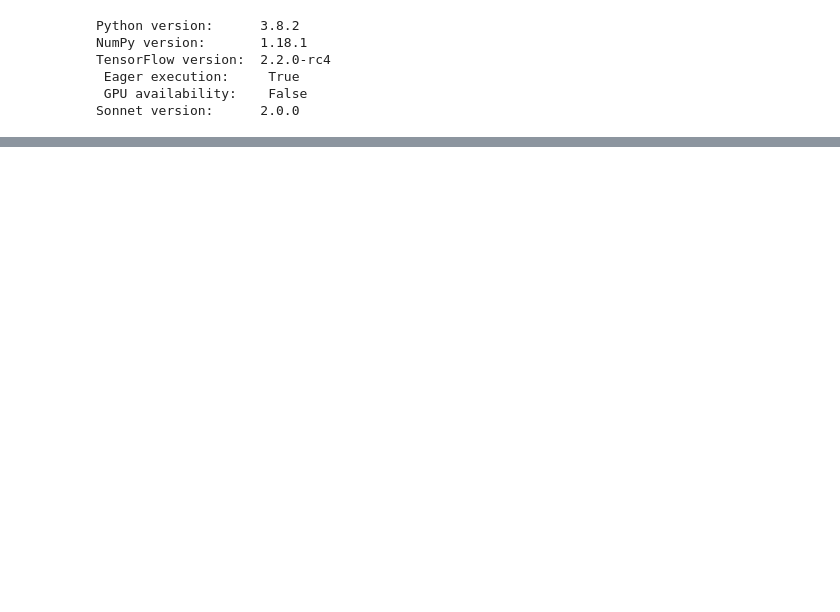
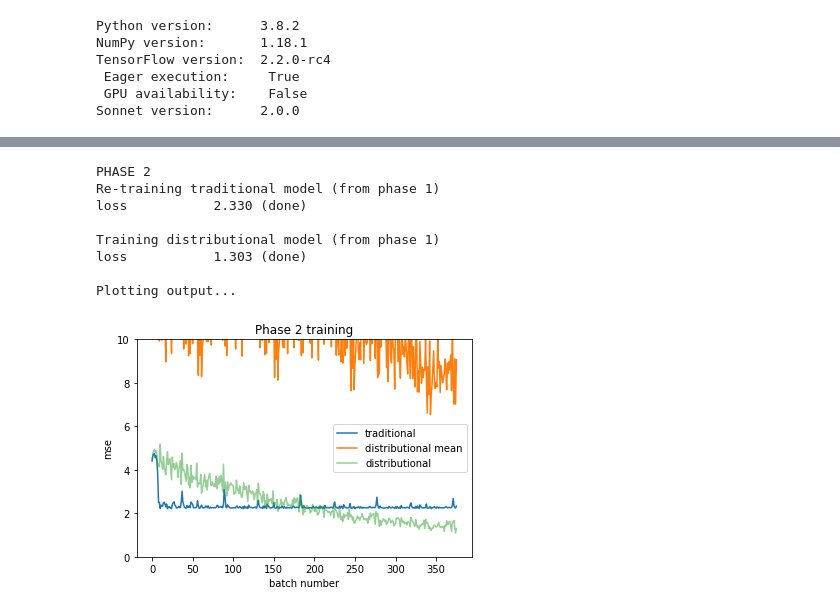
Before and after one commit to matomatical/neuRL, a Jupyter notebook: CoatPullover.ipynb, the cells around one changed output, grey strips where cells are left out. Drawn from its saved outputs; the diff is of its cells as text; code cells hidden in the pictures; blank space fills up the shorter version.

```diff
--- a/CoatPullover.ipynb
+++ b/CoatPullover.ipynb
@@ -262,0 +188,37 @@ Final loss: nan
+# %%
+print("PHASE 2")
+LABELS_REWARDS_PHASE_2 = { 2: [+3],
+                           4: [0]
+                         }
+
+print("Re-training traditional model (from phase 1)")
+model_trad, loss_log_trad_2, _ = train(model_trad,
+                                    LABELS_REWARDS_PHASE_2,
+                                    traditional_TD_loss)
+
+print("Training distributional model (from phase 1)")
+model_dist, loss_log_dist_2, l22 = train(model_dist,
+                                    LABELS_REWARDS_PHASE_2,
+                                    expectile_distributional_TD_loss,
+                                    tau_factors=TAU_FACTORS)
+
+print("Plotting output...")
+plt.title("Phase 2 training")
+plt.ylabel("mse")
+plt.xlabel("batch number")
+plt.plot(loss_log_trad_2, label="traditional")
+plt.plot(l22, label="distributional mean")
+plt.plot(loss_log_dist_2, label="distributional", alpha=0.5)
+plt.ylim([0, 10])
+plt.legend()
+plt.show()
+# %% [output]
+PHASE 2
+Re-training traditional model (from phase 1)
+loss           2.330 (done)
+
+Training distributional model (from phase 1)
+loss           1.303 (done)
+
+Plotting output...
+[figure, added]
```
Also changed, not shown: parts of 17 cells of this notebook, 2 other files.
